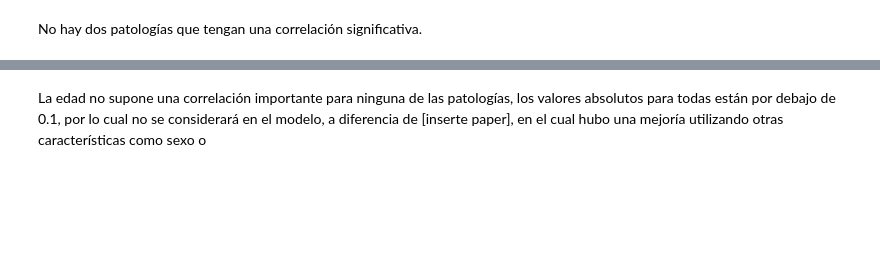
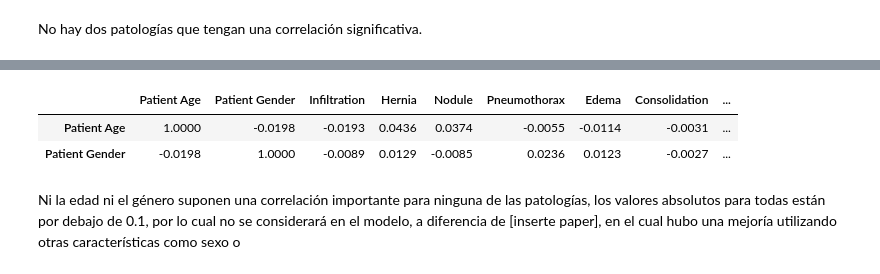
Before and after one commit to masolanoo/x-rays, a Jupyter notebook: main.ipynb, the cells around one changed output, grey strips where cells are left out. Drawn from its saved outputs; the diff is of its cells as text; code cells hidden in the pictures; blank space fills up the shorter version.

```diff
--- a/main.ipynb
+++ b/main.ipynb
@@ -189,2 +165,11 @@ All-NaN slice encountered
+# %%
+age_label_df = df.loc[:,['Image Index', 'Patient Age', 'Patient Gender']+labels]
+age_label_df['Patient Gender'] = age_label_df['Patient Gender'].apply(lambda x: 1 if x == 'F' else 0)
+#age_label_df
+age_label_df.corr()['Patient Age':'Patient Gender'].style.background_gradient(cmap='coolwarm', vmin=-1, vmax=1).format(precision=4)
+# %% [output]
+|  | Patient Age | Patient Gender | Infiltration | Hernia | Nodule | Pneumothorax | Edema | Consolidation | ... |
+| Patient Age | 1.0000 | -0.0198 | -0.0193 | 0.0436 | 0.0374 | -0.0055 | -0.0114 | -0.0031 | ... |
+| Patient Gender | -0.0198 | 1.0000 | -0.0089 | 0.0129 | -0.0085 | 0.0236 | 0.0123 | -0.0027 | ... |
 # %% [markdown]
-La edad no supone una correlación importante para ninguna de las patologías, los valores absolutos para todas están por debajo de 0.1, por lo cual no se considerará en el modelo, a diferencia de [inserte paper], en el cual hubo una mejoría utilizando otras características como sexo o
+Ni la edad ni el género suponen una correlación importante para ninguna de las patologías, los valores absolutos para todas están por debajo de 0.1, por lo cual no se considerará en el modelo, a diferencia de [inserte paper], en el cual hubo una mejoría utilizando otras características como sexo o
```
Also changed, not shown: parts of 6 cells of this notebook.
